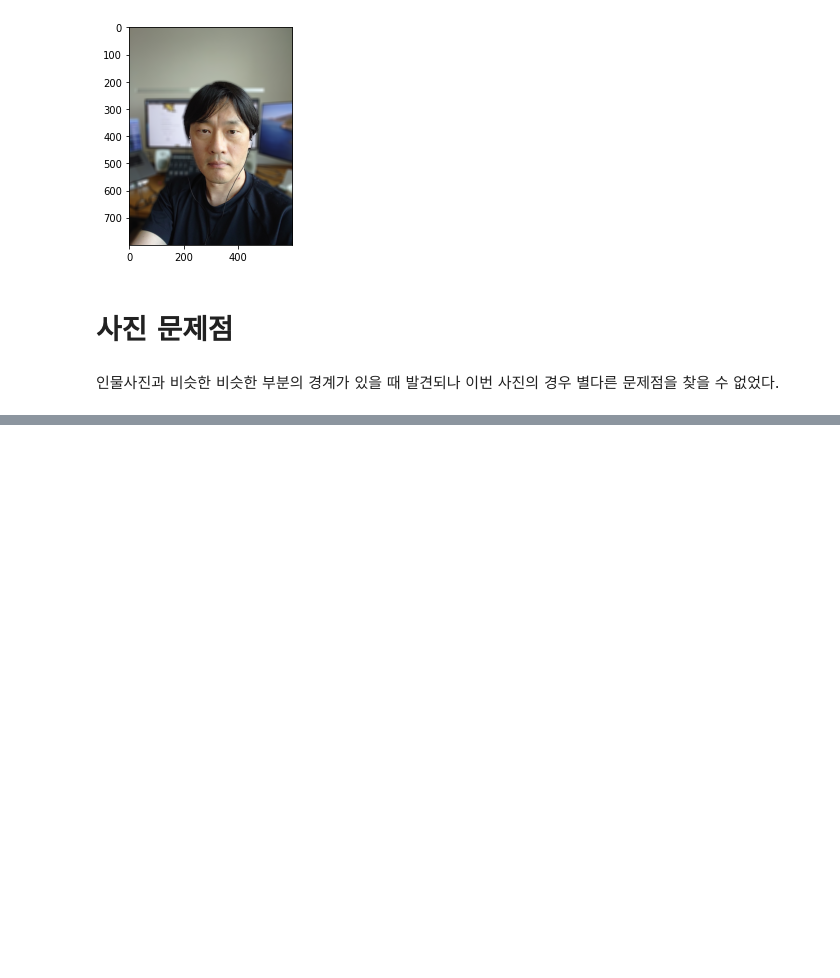
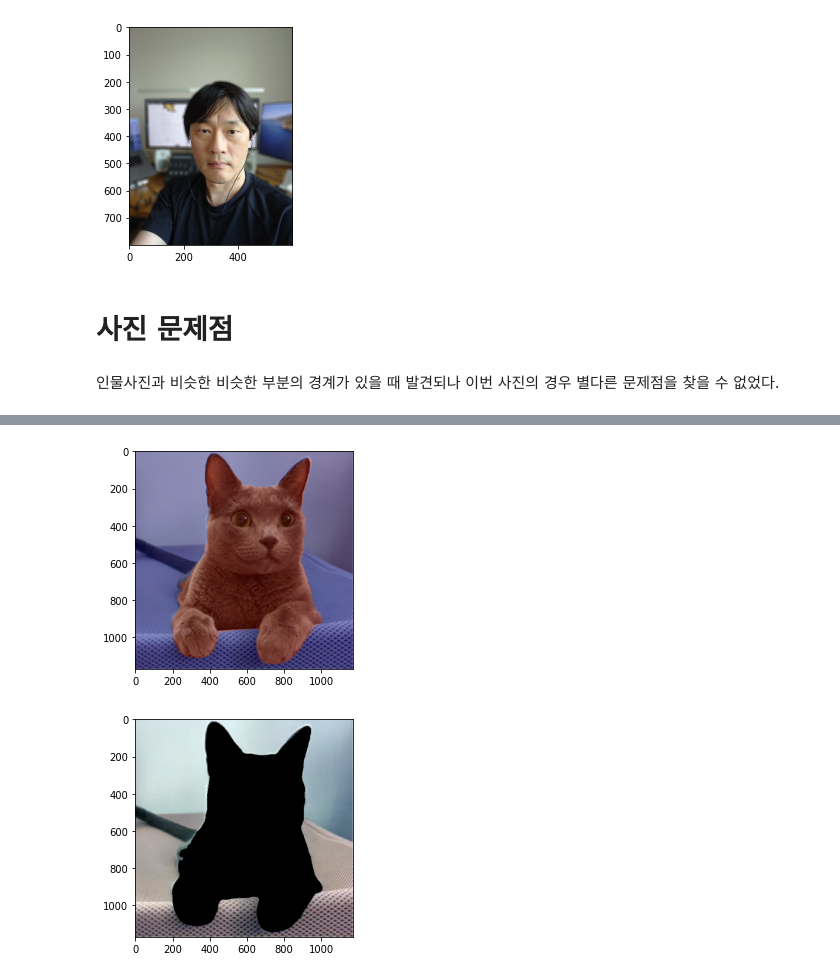
Before and after one commit to digilogtemp/work, a Jupyter notebook: 10-character/Character-10.ipynb, the cells around one changed output, grey strips where cells are left out. Drawn from its saved outputs; the diff is of its cells as text; code cells hidden in the pictures; blank space fills up the shorter version.

```diff
--- a/10-character/Character-10.ipynb
+++ b/10-character/Character-10.ipynb
@@ -221,0 +332,26 @@ plt.show()
+# %%
+# 원본이미지를 img_show에 할당한뒤 이미지 사람이 있는 위치와 배경을 분리해서 표현한 color_mask 를 만든뒤 두 이미지를 합쳐서 출력
+img_show = img_orig.copy()
+
+# True과 False인 값을 각각 255과 0으로 바꿔줍니다
+img_mask = seg_map.astype(np.uint8) * 255
+
+# 255와 0을 적당한 색상으로 바꿔봅니다
+color_mask = cv2.applyColorMap(img_mask, cv2.COLORMAP_JET)
+
+# 원본 이미지와 마스트를 적당히 합쳐봅니다
+# 0.6과 0.4는 두 이미지를 섞는 비율입니다.
+img_show = cv2.addWeighted(img_show, 0.6, color_mask, 0.4, 0.0)
+
+plt.imshow(cv2.cvtColor(img_show, cv2.COLOR_BGR2RGB))
+plt.show()
+
+
+img_mask_color = cv2.cvtColor(img_mask, cv2.COLOR_GRAY2BGR)
+img_bg_mask = cv2.bitwise_not(img_mask_color)
+img_bg = cv2.bitwise_and(img_orig, img_bg_mask)
+plt.imshow(img_bg)
+plt.show()
+# %% [output]
+[figure, added]
+[figure, added]
```
Also changed, not shown: parts of 14 cells of this notebook.
